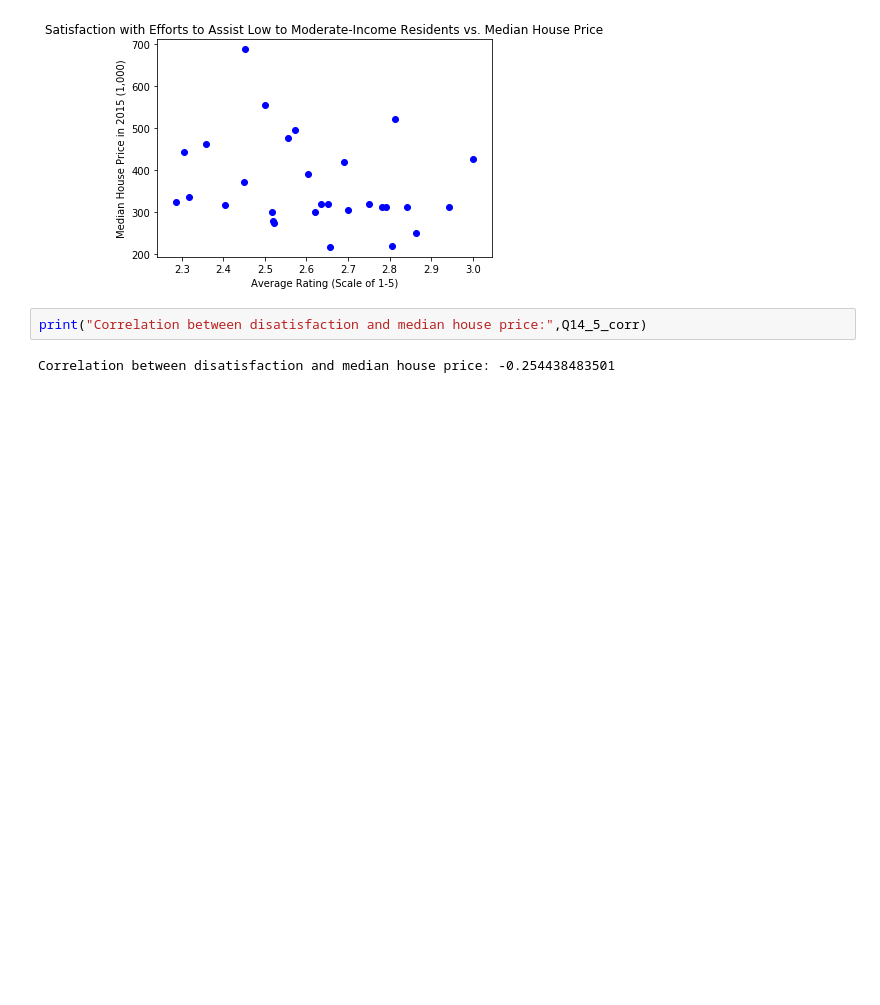
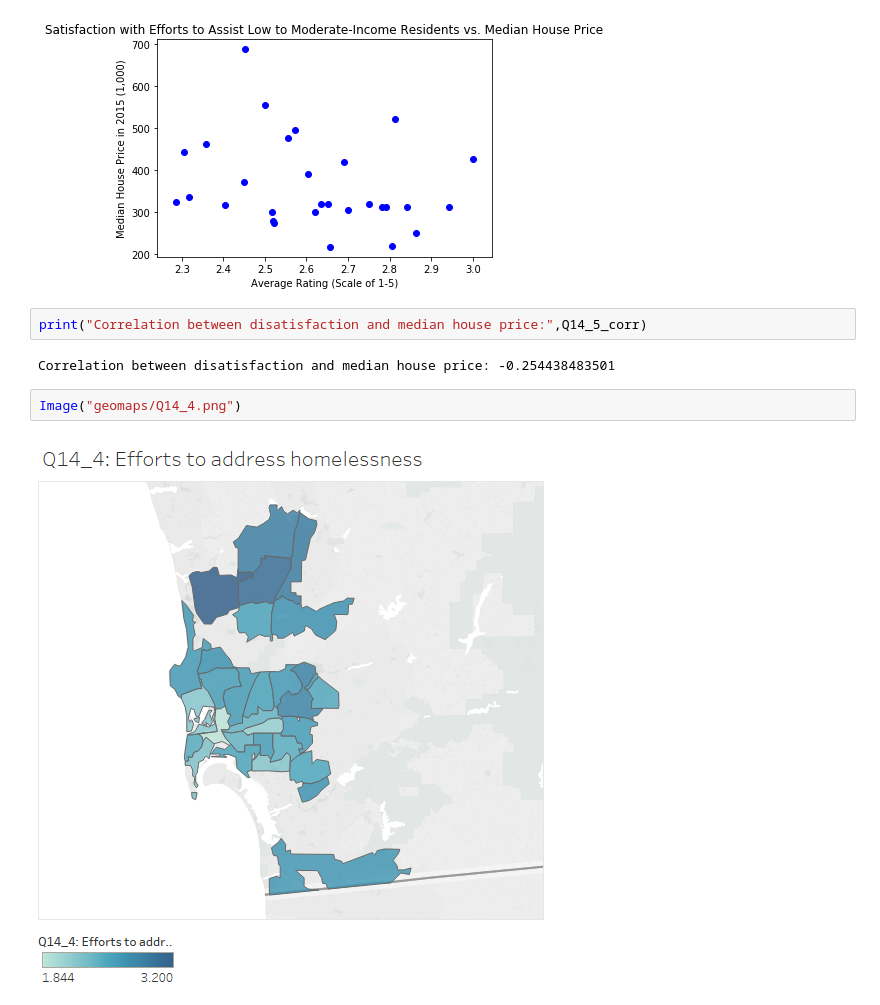
Before and after one commit to maggietsui/Final_Project_COGS108, a Jupyter notebook: Jean.ipynb, the cells around one changed output. Saved outputs shown, nothing was run; the diff lists cells and outputs as text; blank space fills up the shorter version.

Commit message:
updated with geomaps

```diff
--- a/Jean.ipynb
+++ b/Jean.ipynb
@@ -339,3 +334,7 @@ Text(0.5,1,'Satisfaction with Efforts to Assist Low to Moderate-Income Residents
 print("Correlation between disatisfaction and median house price:",Q14_5_corr)
 # %% [output]
 Correlation between disatisfaction and median house price: -0.254438483501
+# %%
+Image("geomaps/Q14_4.png")
+# %% [output]
+[figure, added]
```
Also changed, not shown: parts of 14 cells of this notebook.
